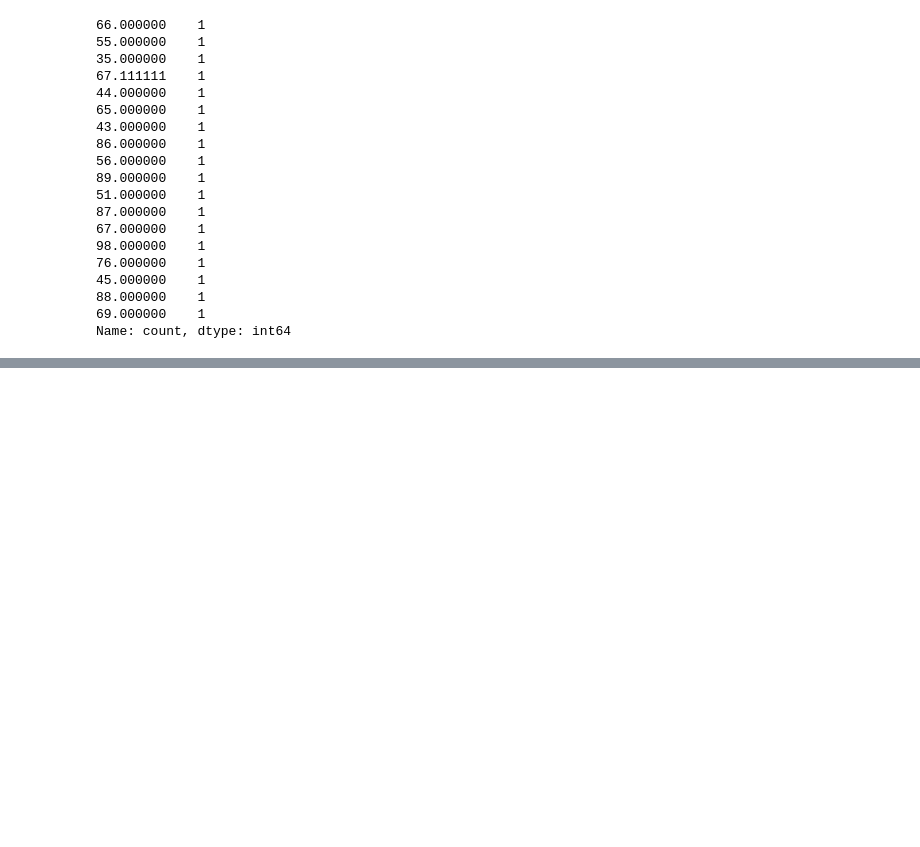
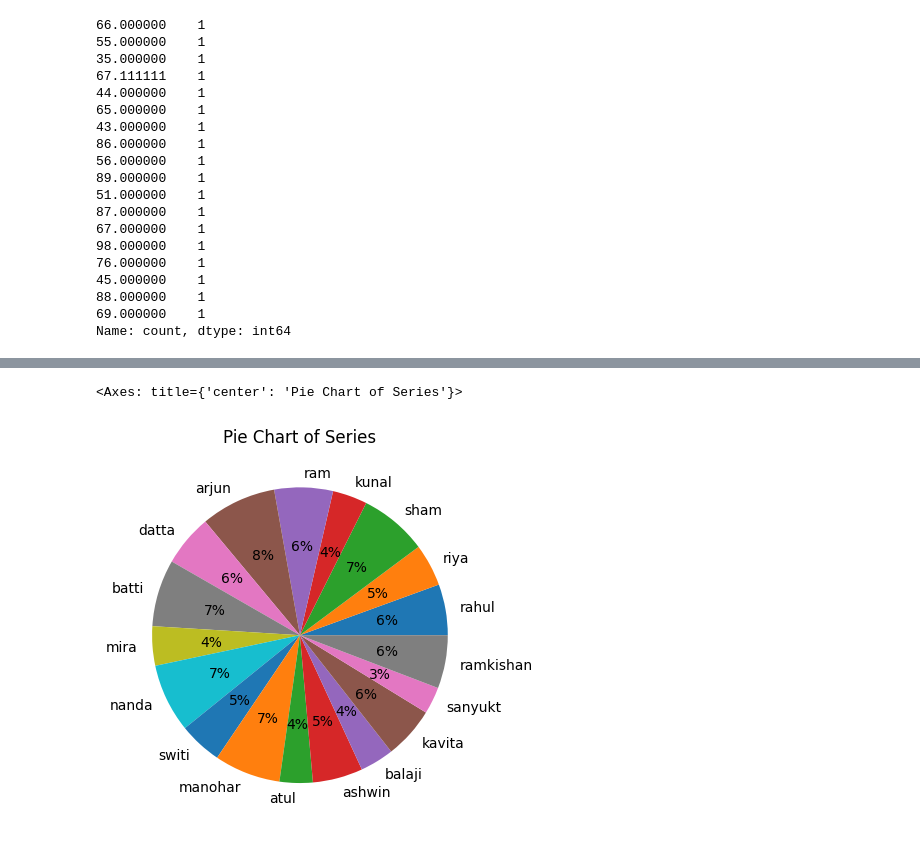
Before and after one commit to balajijadhav17/Pandas-Series-Operations-, a Jupyter notebook: Series.ipynb, the cells around one changed output, grey strips where cells are left out. Cells and saved outputs as stored; diff of their text form; code cells hidden in the pictures; blank space fills up the shorter version.

```diff
--- a/Series.ipynb
+++ b/Series.ipynb
@@ -343,0 +714,5 @@ Name: count, dtype: int64
+# %%
+df.plot(kind="pie",autopct="%1.0f%%",title="Pie Chart of Series")
+# %% [output]
+<Axes: title={'center': 'Pie Chart of Series'}>
+[figure, added]
```
Also changed, not shown: parts of 37 cells of this notebook.
